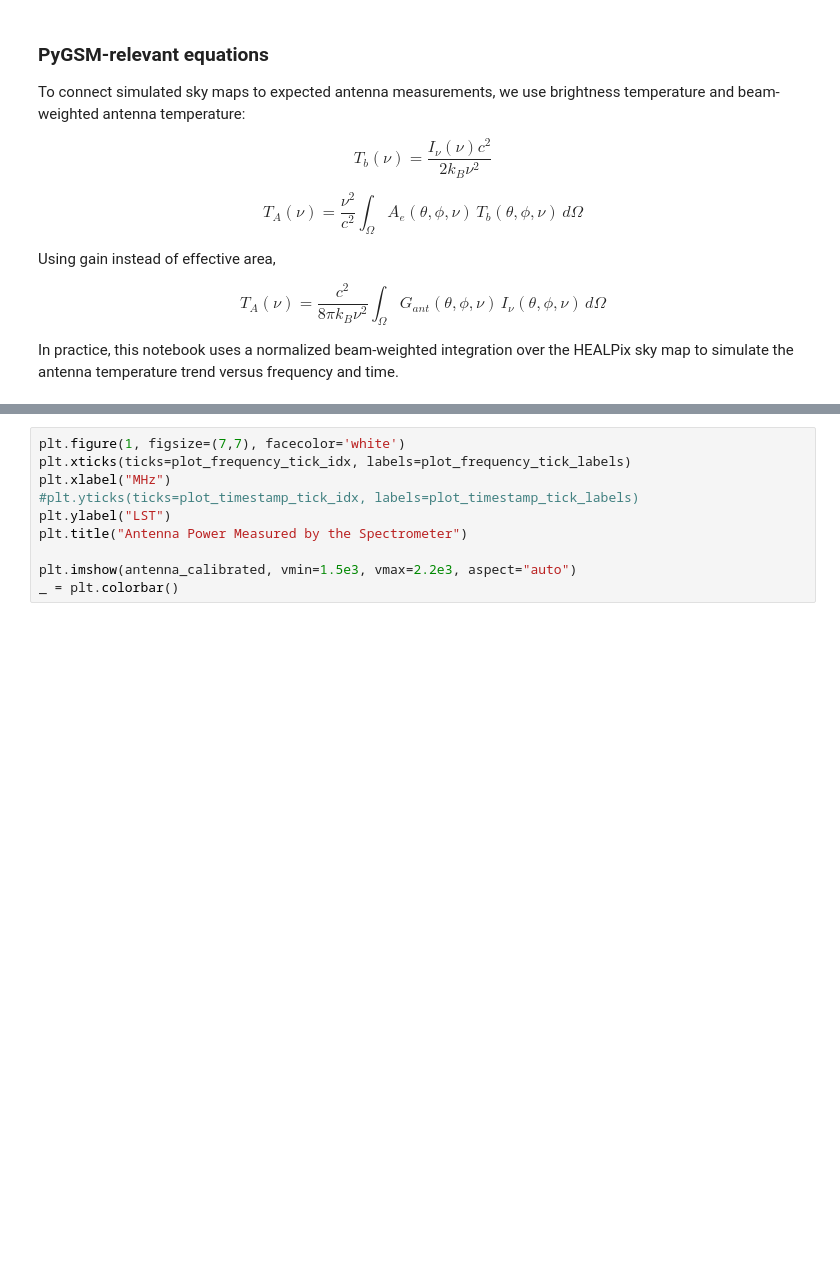
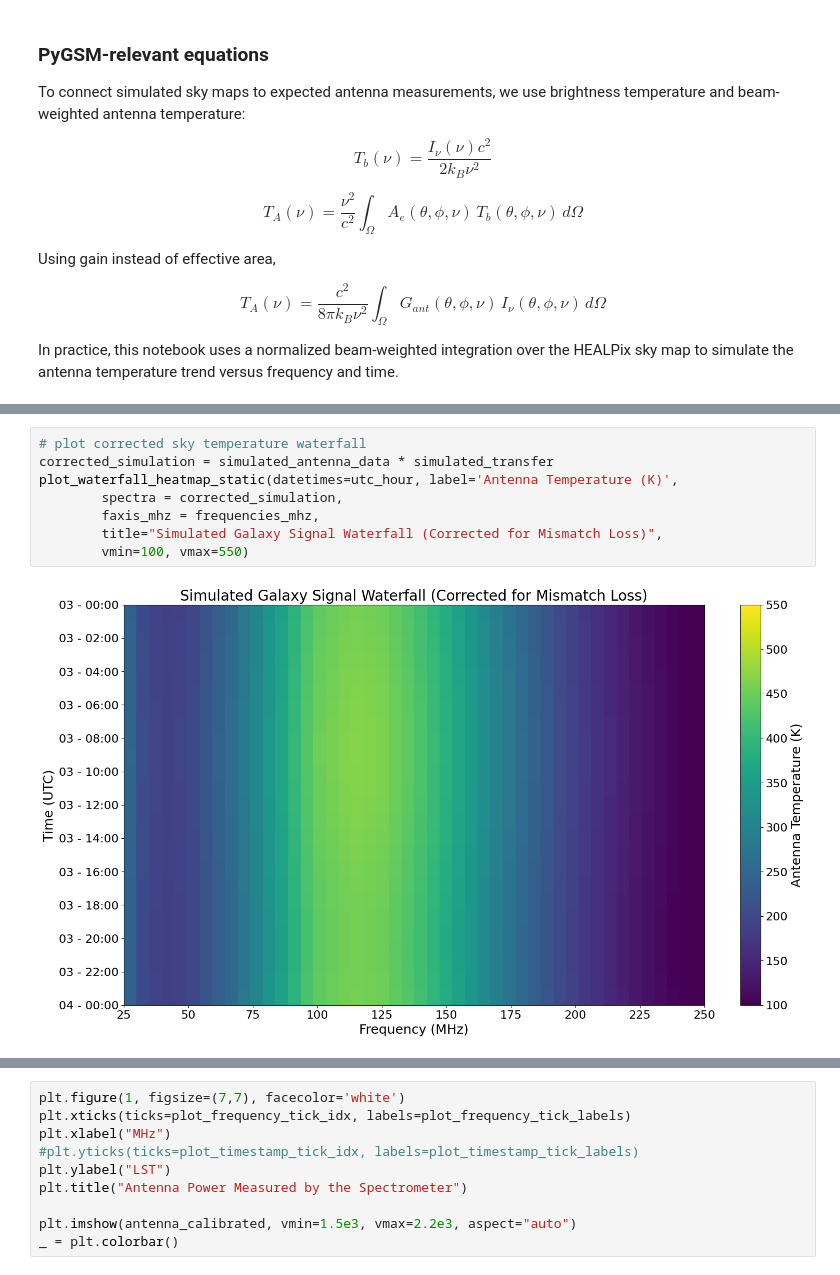
Before and after one commit to alhosani-abdulla/Highz-EXP, a Jupyter notebook: notebooks/pygsm_analysis.ipynb, the cells around one changed output, grey strips where cells are left out. Saved outputs shown, nothing was run; the diff lists cells and outputs as text; blank space fills up the shorter version.

```diff
--- a/notebooks/pygsm_analysis.ipynb
+++ b/notebooks/pygsm_analysis.ipynb
@@ -245,0 +245,10 @@ _ = plt.colorbar()
+# %%
+# plot corrected sky temperature waterfall
+corrected_simulation = simulated_antenna_data * simulated_transfer
+plot_waterfall_heatmap_static(datetimes=utc_hour, label='Antenna Temperature (K)',
+        spectra = corrected_simulation,
+        faxis_mhz = frequencies_mhz,
+        title="Simulated Galaxy Signal Waterfall (Corrected for Mismatch Loss)",
+        vmin=100, vmax=550)
+# %% [output]
+[figure, added]
```
Also changed, not shown: parts of 13 cells of this notebook, 3 other files.
